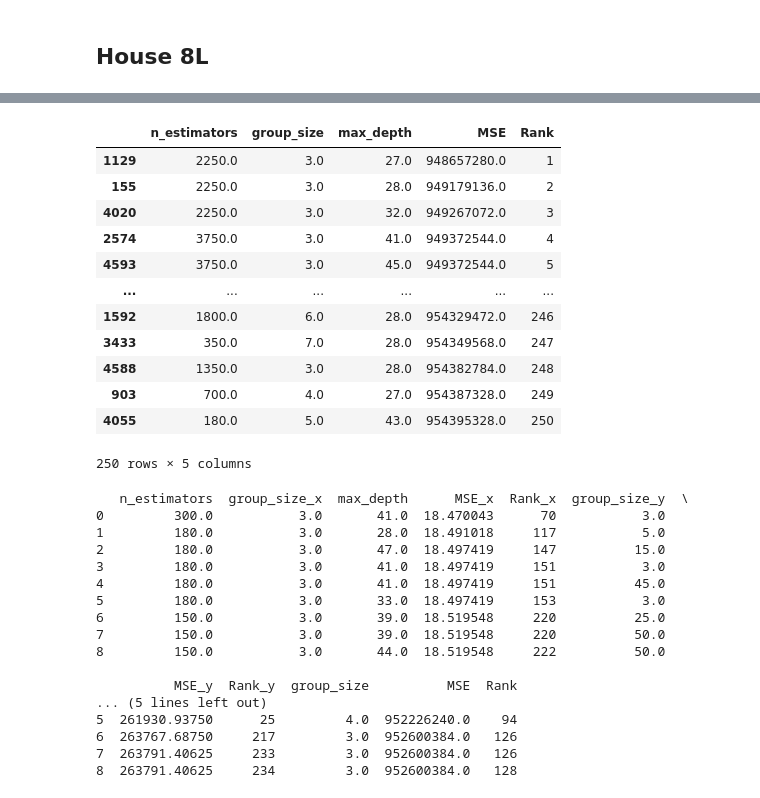
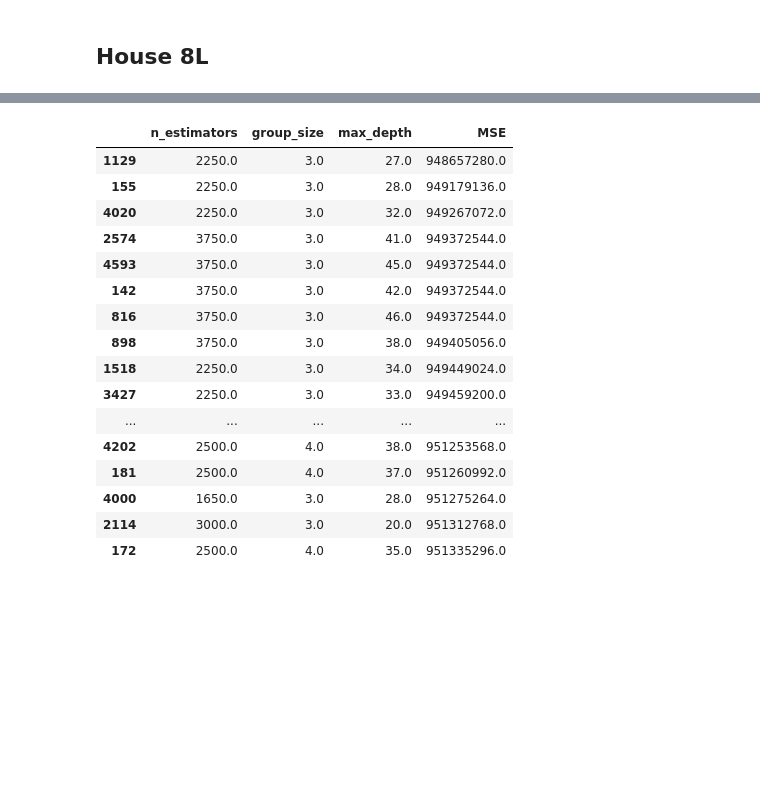
Before and after one commit to fedeegiorgi/proyecto-final, a Jupyter notebook: src/results_analysis/IQR.ipynb, the cells around one changed output, grey strips where cells are left out. Cells and saved outputs as stored; diff of their text form; code cells hidden in the pictures; blank space fills up the shorter version.

```diff
--- a/src/results_analysis/IQR.ipynb
+++ b/src/results_analysis/IQR.ipynb
@@ -131,47 +88,24 @@ df_house_8L
 # %%
 sorted_df_house_8L = df_house_8L.sort_values(by='MSE', ascending=True)
-sorted_df_house_8L['Rank'] = range(1, len(sorted_df_house_8L) + 1)
+# sorted_df_house_8L['Rank'] = range(1, len(sorted_df_house_8L) + 1)
 
-top_500_house_8L = sorted_df_house_8L[:250]
-top_500_house_8L
+top_50_house_8L = sorted_df_house_8L[:50]
+top_50_house_8L
 # %% [output]
-|  | n_estimators | group_size | max_depth | MSE | Rank |
-| 1129 | 2250.0 | 3.0 | 27.0 | 948657280.0 | 1 |
-| 155 | 2250.0 | 3.0 | 28.0 | 949179136.0 | 2 |
-| 4020 | 2250.0 | 3.0 | 32.0 | 949267072.0 | 3 |
-| 2574 | 3750.0 | 3.0 | 41.0 | 949372544.0 | 4 |
-| 4593 | 3750.0 | 3.0 | 45.0 | 949372544.0 | 5 |
-| ... | ... | ... | ... | ... | ... |
-| 1592 | 1800.0 | 6.0 | 28.0 | 954329472.0 | 246 |
-| 3433 | 350.0 | 7.0 | 28.0 | 954349568.0 | 247 |
-| 4588 | 1350.0 | 3.0 | 28.0 | 954382784.0 | 248 |
-| 903 | 700.0 | 4.0 | 27.0 | 954387328.0 | 249 |
-| 4055 | 180.0 | 5.0 | 43.0 | 954395328.0 | 250 |
+|  | n_estimators | group_size | max_depth | MSE |
+| 1129 | 2250.0 | 3.0 | 27.0 | 948657280.0 |
+| 155 | 2250.0 | 3.0 | 28.0 | 949179136.0 |
+| 4020 | 2250.0 | 3.0 | 32.0 | 949267072.0 |
+| 2574 | 3750.0 | 3.0 | 41.0 | 949372544.0 |
+| 4593 | 3750.0 | 3.0 | 45.0 | 949372544.0 |
+| 142 | 3750.0 | 3.0 | 42.0 | 949372544.0 |
+| 816 | 3750.0 | 3.0 | 46.0 | 949372544.0 |
+| 898 | 3750.0 | 3.0 | 38.0 | 949405056.0 |
+| 1518 | 2250.0 | 3.0 | 34.0 | 949449024.0 |
+| 3427 | 2250.0 | 3.0 | 33.0 | 949459200.0 |
+| ... | ... | ... | ... | ... |
+| 4202 | 2500.0 | 4.0 | 38.0 | 951253568.0 |
+| 181 | 2500.0 | 4.0 | 37.0 | 951260992.0 |
+| 4000 | 1650.0 | 3.0 | 28.0 | 951275264.0 |
+| 2114 | 3000.0 | 3.0 | 20.0 | 951312768.0 |
+| 172 | 2500.0 | 4.0 | 35.0 | 951335296.0 |
-250 rows × 5 columns
-# %%
-# Unimos df1 y df2 usando las columnas clave col1, col2 y col3
-df_merged = pd.merge(top_500_wind, top_500_carbon, on=['n_estimators', 'group_size', 'max_depth'], how='inner')
-
-# Luego, unimos el resultado con df3
-df_final = pd.merge(df_merged, top_500_house_8L, on=['n_estimators','group_size', 'max_depth'], how='inner')
-
-# Mostramos el dataframe final
-print(df_final)
-# %% [output]
-   n_estimators  group_size_x  max_depth      MSE_x  Rank_x  group_size_y  \
-0         300.0           3.0       41.0  18.470043      70           3.0
-1         180.0           3.0       28.0  18.491018     117           5.0
-2         180.0           3.0       47.0  18.497419     147          15.0
-3         180.0           3.0       41.0  18.497419     151           3.0
-4         180.0           3.0       41.0  18.497419     151          45.0
-5         180.0           3.0       33.0  18.497419     153           3.0
-6         150.0           3.0       39.0  18.519548     220          25.0
-7         150.0           3.0       39.0  18.519548     220          50.0
-8         150.0           3.0       44.0  18.519548     222          50.0
-
-          MSE_y  Rank_y  group_size          MSE  Rank
-... (5 lines left out)
-5  261930.93750      25         4.0  952226240.0    94
-6  263767.68750     217         3.0  952600384.0   126
-7  263791.40625     233         3.0  952600384.0   126
-8  263791.40625     234         3.0  952600384.0   128
```
Also changed, not shown: parts of 6 cells of this notebook, 5 other files.
